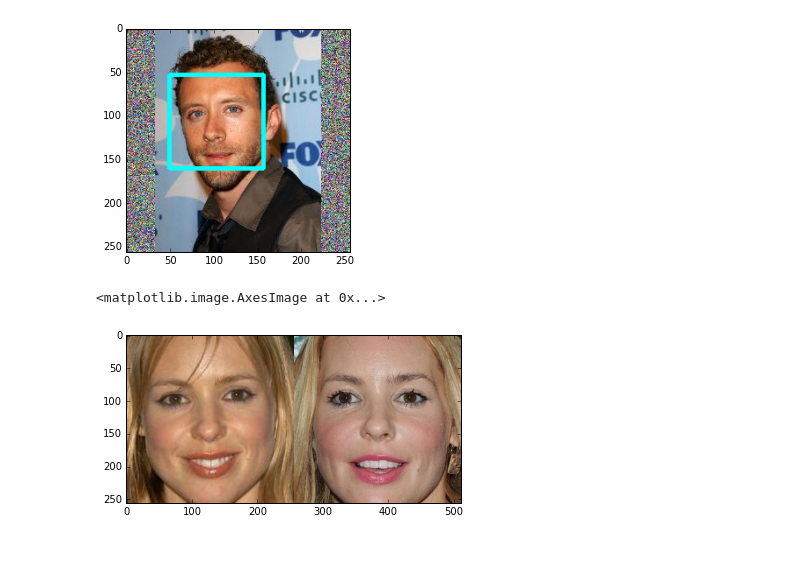
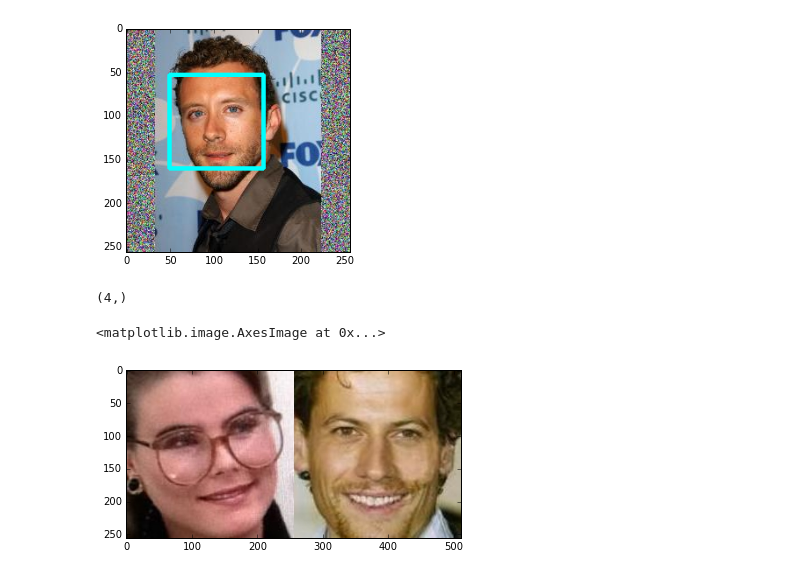
Before and after one commit to chintak/face_detection, a Jupyter notebook: face_detect.ipynb, the cells around one changed output. Cells and saved outputs as stored; diff of their text form; code cells hidden in the pictures.

```diff
--- a/face_detect.ipynb
+++ b/face_detect.ipynb
@@ -33,5 +45,9 @@ plot_face_bb(fnames[1000], bboxes[1000])
+# %%
+np.array(X).shape
+# %% [output]
+(4,)
 # %%
-plt.imshow(imread('/home/arya_03/data/concat/1/bb0045a7e4e979084ea1b3677a03df10.jpg'))
+plt.imshow(imread('/home/arya_03/data/concat/data/0/bb008b9e367f001837b3adabb2b46323.jpg'))
 # %% [output]
 <matplotlib.image.AxesImage at 0x...>
-[figure, old version]
+[figure, new version]
```
Also changed, not shown: parts of 4 cells of this notebook, 3 other files.
